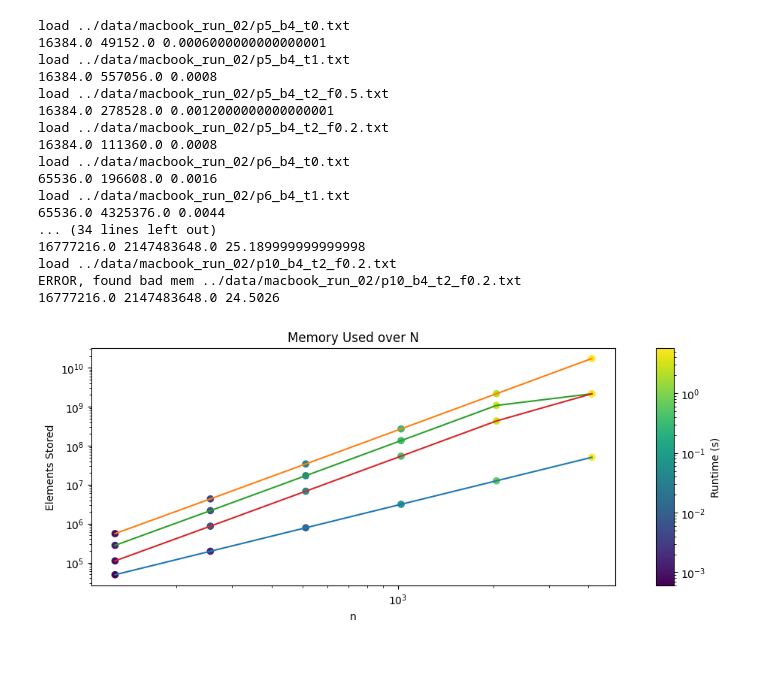
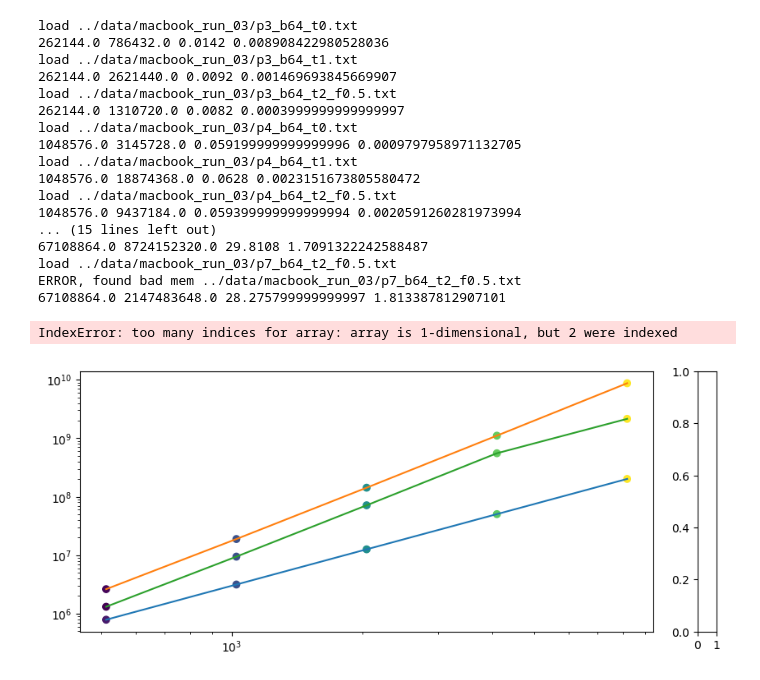
Before and after one commit to TEALab-org/memsched_cilk_demo, a Jupyter notebook: notebooks/plot_macbook.ipynb, the cells around one changed output. Cells and saved outputs as stored; diff of their text form; code cells hidden in the pictures.

```diff
--- a/notebooks/plot_macbook.ipynb
+++ b/notebooks/plot_macbook.ipynb
@@ -19,16 +20,16 @@ def load_path(series, path):
     series.append([math.sqrt(size), mem, avg_time])
 # %%
-pow_min = 5
-pow_max = 10
+pow_min = 3
+pow_max = 7
 #bases = [1, 3, 5, 7, 11, 13]
 #bases = [1, 31]
-bases = [4]
+bases = [64]
 factors = [0.5, 0.2]
 mm_in_data = []
 mm_out_data = []
 mm_hybrid_data_5 = []
 mm_hybrid_data_2 = []
-output_dir = "../data/macbook_run_02"
+output_dir = "../data/macbook_run_03"
 mm_t = 0;
 for power in range(pow_min, pow_max + 1):
     for base in bases:
@@ -41,8 +42,8 @@ for power in range(pow_min, pow_max + 1):
         timing_file = f"{output_dir}/p{power}_b{base}_t2_f0.5.txt"
         load_path(mm_hybrid_data_5, timing_file)
 
-        timing_file = f"{output_dir}/p{power}_b{base}_t2_f0.2.txt"
-        load_path(mm_hybrid_data_2, timing_file)
+        #timing_file = f"{output_dir}/p{power}_b{base}_t2_f0.2.txt"
+        #load_path(mm_hybrid_data_2, timing_file)
 mm_in_data_np = np.array(mm_in_data, dtype="double")
 mm_out_data_np = np.array(mm_out_data, dtype="double")
 mm_hybrid_data_5_np = np.array(mm_hybrid_data_5, dtype="double")
@@ -57,28 +58,29 @@ max_timing = min(mm_out_data_np[:,2].max(), max_timing)
 min_timing = min(mm_hybrid_data_5_np[:,2].min(), min_timing)
 max_timing = min(mm_hybrid_data_5_np[:,2].max(), max_timing)
 
-min_timing = min(mm_hybrid_data_2_np[:,2].min(), min_timing)
-max_timing = min(mm_hybrid_data_2_np[:,2].max(), max_timing)
+#min_timing = min(mm_hybrid_data_2_np[:,2].min(), min_timing)
+#max_timing = min(mm_hybrid_data_2_np[:,2].max(), max_timing)
+
 #mm_in_data_np = mm_in_data_np_t[mm_in_data_np_t[:, 0].argsort()]
 #mm_out_data_np = mm_out_data_np_t[mm_out_data_np_t[:, 0].argsort()]
 # %% [output]
-load ../data/macbook_run_02/p5_b4_t0.txt
-16384.0 49152.0 0.0006000000000000001
-load ../data/macbook_run_02/p5_b4_t1.txt
-16384.0 557056.0 0.0008
-load ../data/macbook_run_02/p5_b4_t2_f0.5.txt
-16384.0 278528.0 0.0012000000000000001
-load ../data/macbook_run_02/p5_b4_t2_f0.2.txt
-16384.0 111360.0 0.0008
-load ../data/macbook_run_02/p6_b4_t0.txt
-65536.0 196608.0 0.0016
-load ../data/macbook_run_02/p6_b4_t1.txt
-65536.0 4325376.0 0.0044
-... (34 lines left out)
-16777216.0 2147483648.0 25.189999999999998
-load ../data/macbook_run_02/p10_b4_t2_f0.2.txt
-ERROR, found bad mem ../data/macbook_run_02/p10_b4_t2_f0.2.txt
-16777216.0 2147483648.0 24.5026
+load ../data/macbook_run_03/p3_b64_t0.txt
+262144.0 786432.0 0.0142 0.008908422980528036
+load ../data/macbook_run_03/p3_b64_t1.txt
+262144.0 2621440.0 0.0092 0.001469693845669907
+load ../data/macbook_run_03/p3_b64_t2_f0.5.txt
+262144.0 1310720.0 0.0082 0.0003999999999999997
+load ../data/macbook_run_03/p4_b64_t0.txt
+1048576.0 3145728.0 0.059199999999999996 0.0009797958971132705
+load ../data/macbook_run_03/p4_b64_t1.txt
+1048576.0 18874368.0 0.0628 0.0023151673805580472
+load ../data/macbook_run_03/p4_b64_t2_f0.5.txt
+1048576.0 9437184.0 0.059399999999999994 0.0020591260281973994
+... (15 lines left out)
+67108864.0 8724152320.0 29.8108 1.7091322242588487
+load ../data/macbook_run_03/p7_b64_t2_f0.5.txt
+ERROR, found bad mem ../data/macbook_run_03/p7_b64_t2_f0.5.txt
+67108864.0 2147483648.0 28.275799999999997 1.813387812907101
 # %%
 width = 10
 height_ratio = 0.41114
@@ -96,35 +98,37 @@ gs1 = fig.add_gridspec(
 )
 main_ax = fig.add_subplot(gs1[0, 0])
 colorbar_ax = fig.add_subplot(gs1[0, 1])
 
 
 main_ax.set_yscale('log')
 main_ax.set_xscale('log')
 
-main_ax.plot(mm_in_data_np[:,0], mm_in_data_np[:,1])
+main_ax.plot(mm_in_data_np[:,0], mm_in_data_np[:,1], label="In-place")
 t1_scatter = main_ax.scatter(mm_in_data_np[:,0], mm_in_data_np[:,1],norm="log",c=mm_in_data_np[:,2], vmin=min_timing, vmax=max_timing)
 
-main_ax.plot(mm_out_data_np[:,0], mm_out_data_np[:,1])
+main_ax.plot(mm_out_data_np[:,0], mm_out_data_np[:,1], label="Out-of-place")
 sp1 = main_ax.scatter(mm_out_data_np[:,0], mm_out_data_np[:,1],norm="log",c=mm_out_data_np[:,2], vmin=min_timing, vmax=max_timing)
 #sp1.clim(min_timing, max_timing)
 
-main_ax.plot(mm_hybrid_data_5_np[:,0], mm_hybrid_data_5_np[:,1])
+main_ax.plot(mm_hybrid_data_5_np[:,0], mm_hybrid_data_5_np[:,1], label="Hybrid, 0.5")
 sp2 = main_ax.scatter(mm_hybrid_data_5_np[:,0], mm_hybrid_data_5_np[:,1],norm="log",c=mm_hybrid_data_5_np[:,2], vmin=min_timing, vmax=max_timing)
 #sp2.clim(min_timing, max_timing)
 
-main_ax.plot(mm_hybrid_data_2_np[:,0], mm_hybrid_data_2_np[:,1])
+main_ax.plot(mm_hybrid_data_2_np[:,0], mm_hybrid_data_2_np[:,1], label="Hybrid, 0.2")
 sp3 = main_ax.scatter(mm_hybrid_data_2_np[:,0], mm_hybrid_data_2_np[:,1],norm="log",c=mm_hybrid_data_2_np[:,2], vmin=min_timing, vmax=max_timing)
 #sp3.clim(min_timing, max_timing)
 
 main_ax.set_xlabel("n")
 main_ax.set_ylabel("Elements Stored")
 main_ax.set_title("Memory Used over N")
+main_ax.legen
 
 fig.colorbar(
     t1_scatter,
     cax=colorbar_ax,
     label = 'Runtime (s)',
 )
 plt.show()
 # %% [output]
+IndexError: too many indices for array: array is 1-dimensional, but 2 were indexed
-[figure, old version]
+[figure, new version]
```
Also changed, not shown: parts of 4 cells of this notebook, 2 other files.
